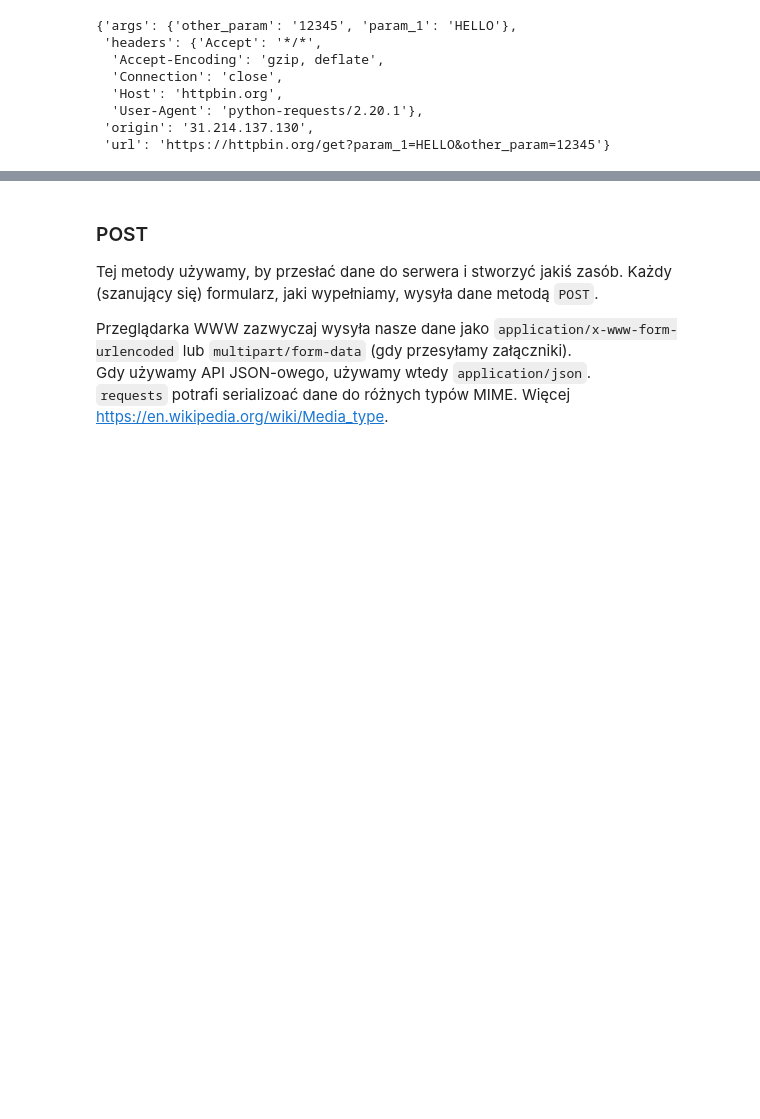
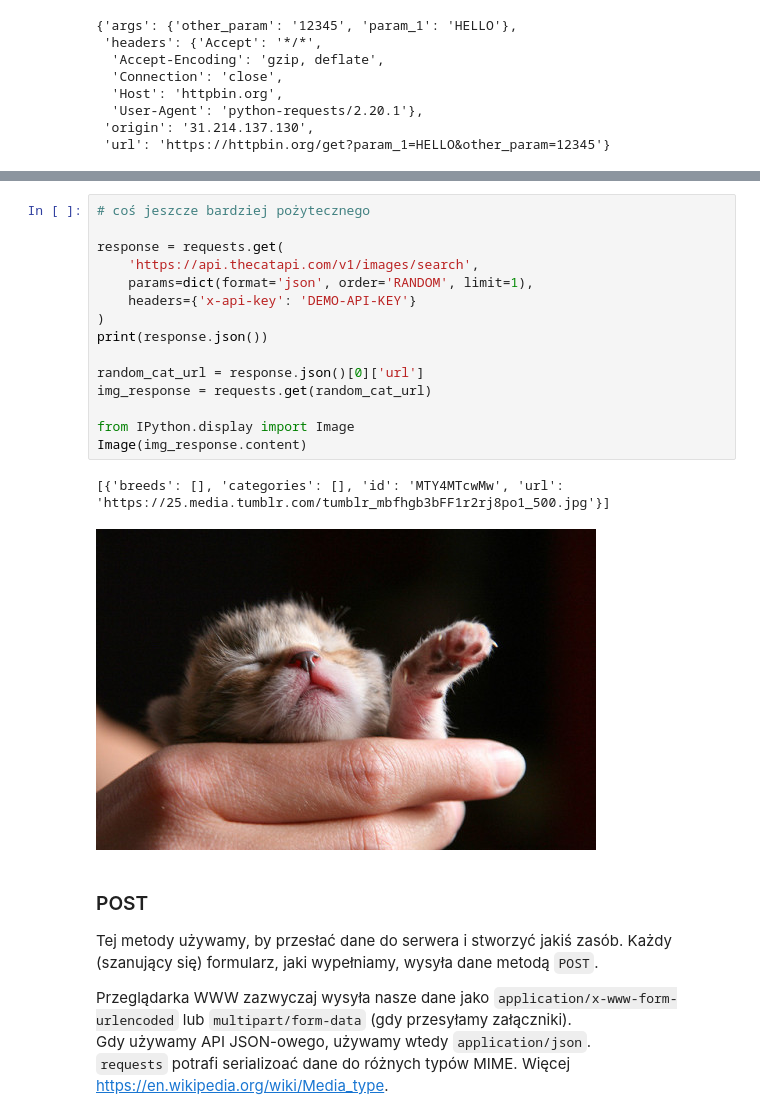
Before and after one commit to DaftAcademy/daftacademy-python4beginners-autumn2018, a Jupyter notebook: Wirtualne_terrarium/HTTP i bibliteka requests.ipynb, the cells around one changed output, grey strips where cells are left out. Drawn from its saved outputs; the diff is of its cells as text; blank space fills up the shorter version.

```diff
--- a/Wirtualne_terrarium/HTTP i bibliteka requests.ipynb
+++ b/Wirtualne_terrarium/HTTP i bibliteka requests.ipynb
@@ -212,3 +207,21 @@ https://httpbin.org/get?param_1=HELLO&other_param=12345
+# %%
+# coś jeszcze bardziej pożytecznego
+
+response = requests.get(
+    'https://api.thecatapi.com/v1/images/search',
+    params=dict(format='json', order='RANDOM', limit=1),
+    headers={'x-api-key': 'DEMO-API-KEY'}
+)
+print(response.json())
+
+random_cat_url = response.json()[0]['url']
+img_response = requests.get(random_cat_url)
+
+from IPython.display import Image
+Image(img_response.content)
+# %% [output]
+[{'breeds': [], 'categories': [], 'id': 'MTY4MTcwMw', 'url': 'https://25.media.tumblr.com/tumblr_mbfhgb3bFF1r2rj8po1_500.jpg'}]
+[figure, added]
 # %% [markdown]
 ### POST
 
```
Also changed, not shown: parts of 13 cells of this notebook, 1 other file.
